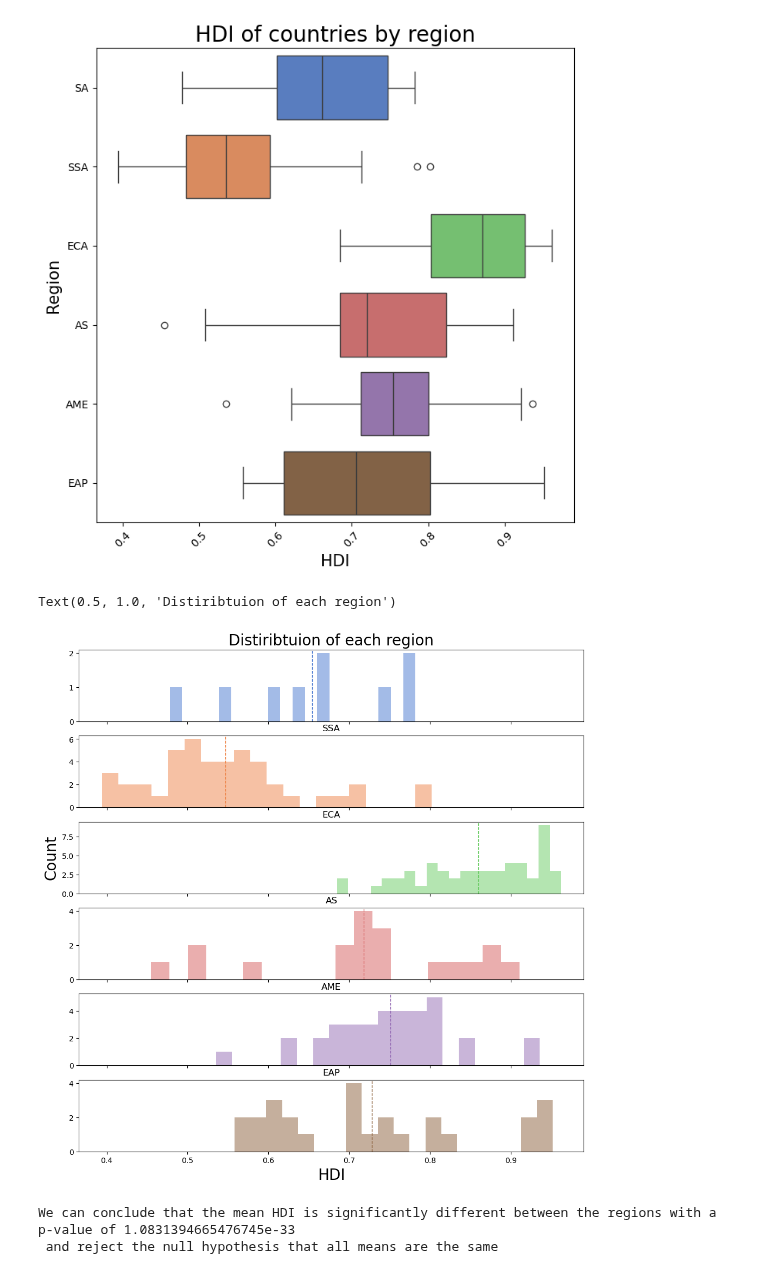
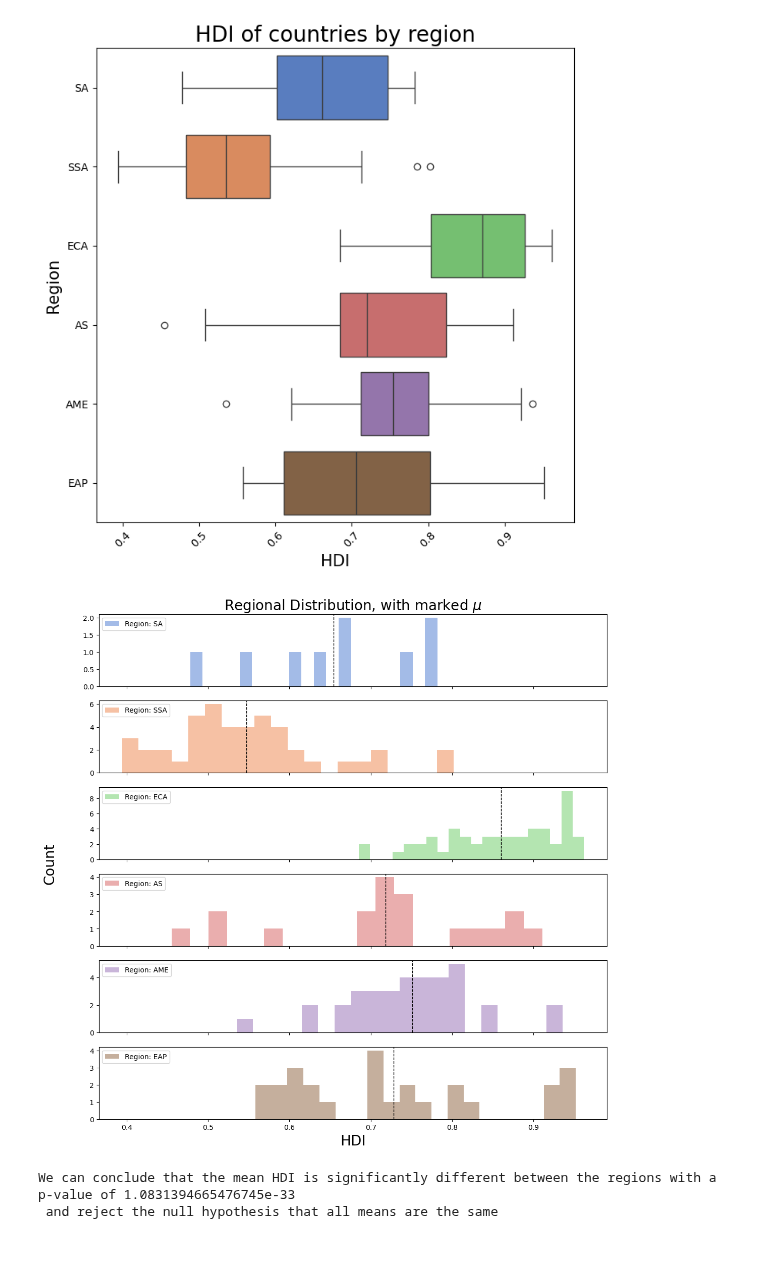
Before and after one commit to jakthehut/HDI-IQ-Analysis, a Jupyter notebook: hdi_iq_analysis_final.ipynb, the cells around one changed output. Saved outputs shown, nothing was run; the diff lists cells and outputs as text; code cells hidden in the pictures.

Commit message:
Olle fix graphing

```diff
--- a/hdi_iq_analysis_final.ipynb
+++ b/hdi_iq_analysis_final.ipynb
@@ -651,20 +651,28 @@ plt.xticks(rotation=45)
 plt.show()
 # %% [output]
 [figure]
-# %%
-fig, axes = plt.subplots(nrows=6, ncols=1, figsize=(12, 12), sharex = True)
-fig.ylabel = 'Count'
-for i,region in enumerate(merged_df['Region'].unique().tolist()):
-    axes[i].hist(merged_df[merged_df['Region'] == region]['HDI'], bins=20, alpha=0.5, color=color_dict[region])
-    axes[i].axvline(merged_df[merged_df['Region'] == region]['HDI'].mean(), color=color_dict[region], linestyle='dashed', linewidth=1)
-    axes[i].set_title(region)
-
-axes[-1].set_xlabel('HDI', size=20)
-axes[2].set_ylabel('Count', size=20)
-axes[0].set_title('Distiribtuion of each region',size=20, )
-
-    #plt.show()
-# %% [output]
-Text(0.5, 1.0, 'Distiribtuion of each region')
-[figure, removed]
+# %%
+import matplotlib.pyplot as plt
+# Assuming merged_df and color_dict are predefined
+fig, axes = plt.subplots(nrows=6, ncols=1, figsize=(13, 13), sharex=True)
+
+for i, region in enumerate(merged_df['Region'].unique().tolist()):
+    subset = merged_df[merged_df['Region'] == region]
+    # Plot the histogram for the HDI of the current region with a label
+    axes[i].hist(subset['HDI'], bins=20, alpha=0.5, color=color_dict[region], label=f'Region: {region}')
+    # Add a vertical line for the mean HDI
+    axes[i].axvline(subset['HDI'].mean(), color='black', linestyle='dashed', linewidth=1)
+    # Display the legend for the subplot with the region as the label
+    axes[i].legend(loc= 'upper left')
+
+# Adjusting the y-axis label to be in the middle of the plots
+fig.text(0.04, 0.5, 'Count', va='center', rotation='vertical', size=20)
+axes[0].set_title('Regional Distribution, with marked $\mu$',size=20, )
+# Adding a general x-axis label for clarity
+axes[-1].set_xlabel('HDI', size=20)
+# Adjust layout to make space for titles, labels, and legends
+# Display the figure
+plt.show()
+# %% [output]
+[figure, added]
 # %%
```
Also changed, not shown: parts of 4 cells of this notebook.
